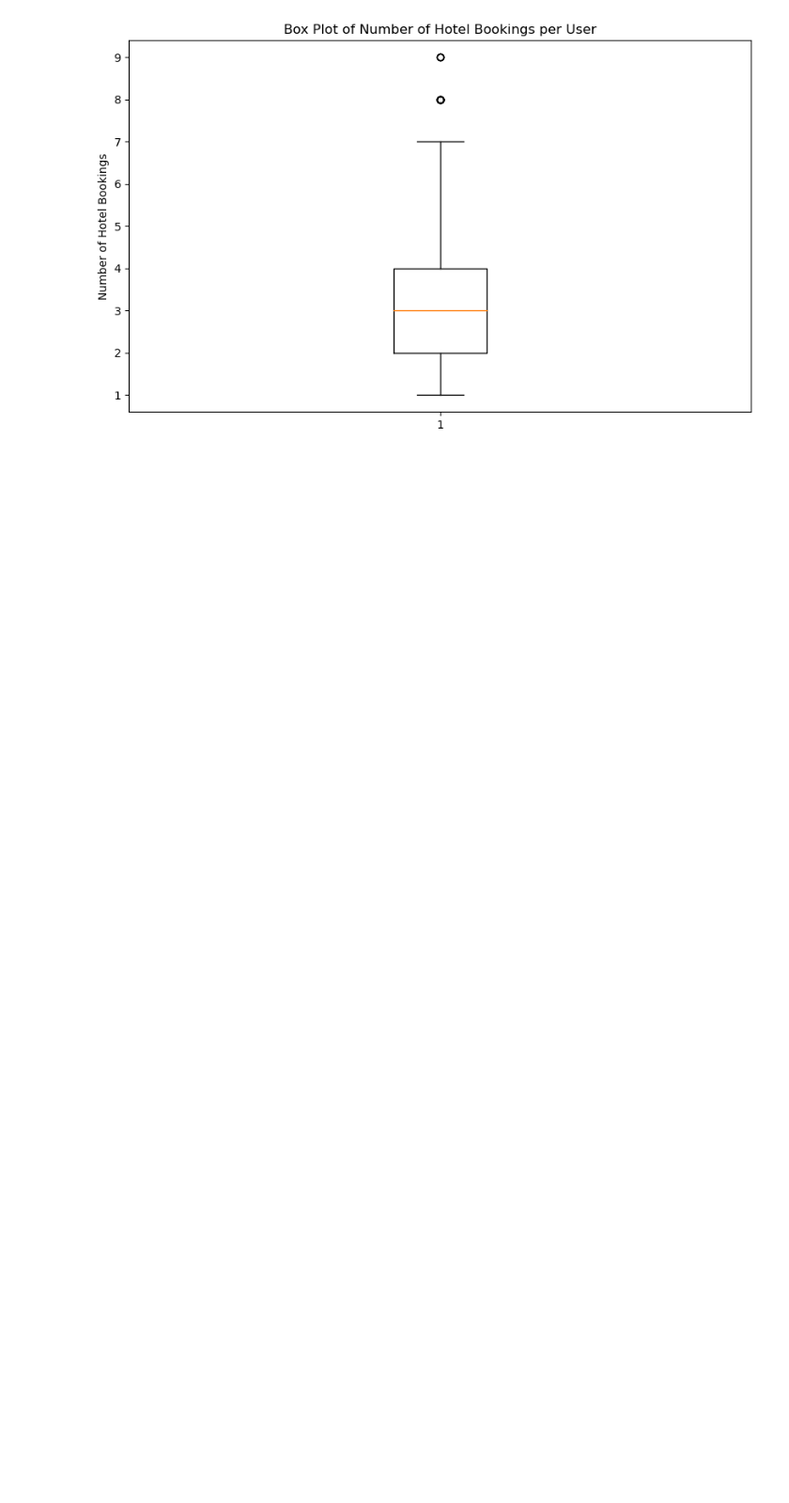
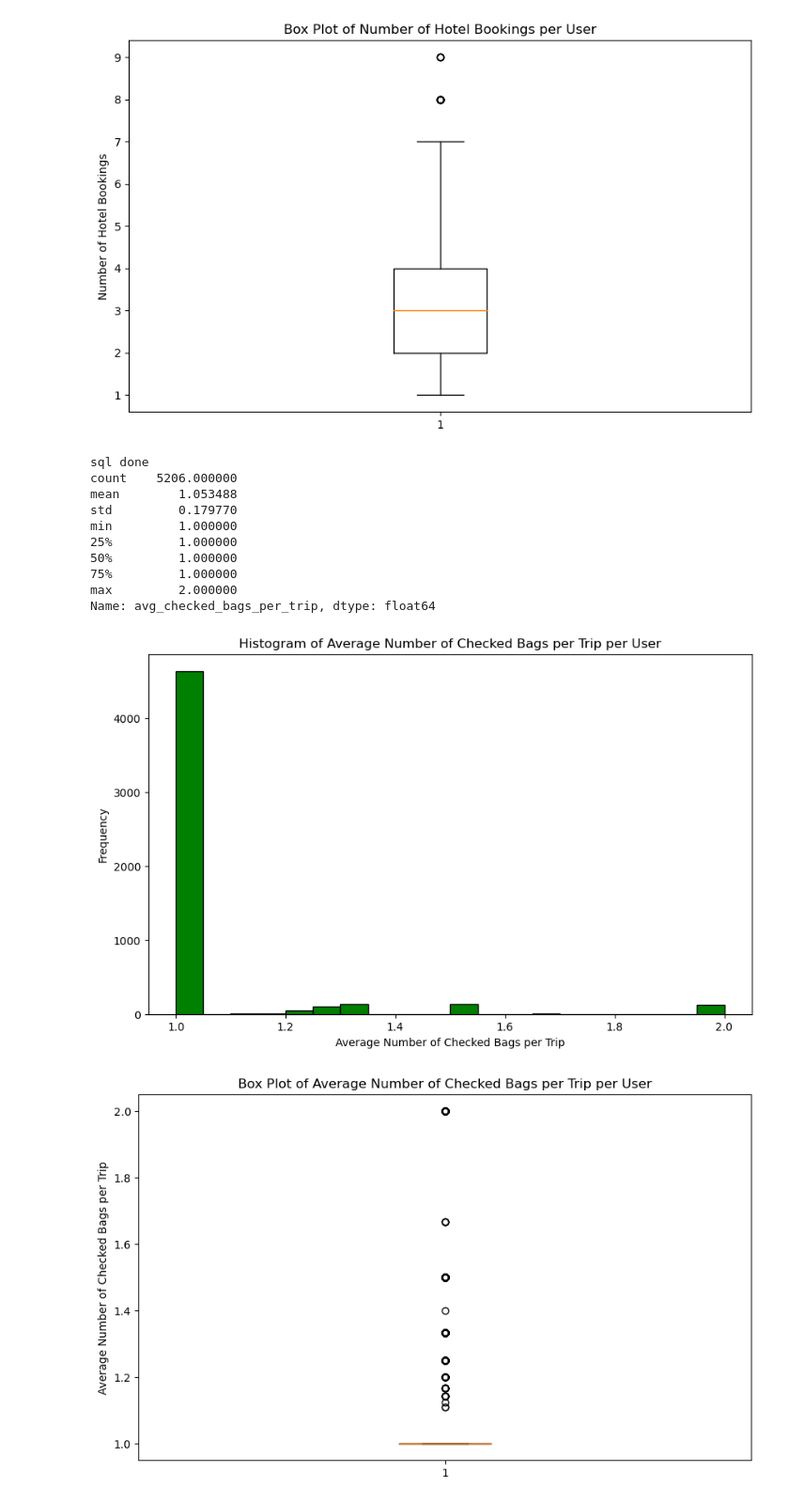
Before and after one commit to bhazeltn/TravelTide, a Jupyter notebook: TravelTide_Exploration_Viz.ipynb, the cells around one changed output. Shown: that part at 94% size. Drawn from its saved outputs; the diff is of its cells as text; code cells hidden in the pictures; blank space fills up the shorter version.

```diff
--- a/TravelTide_Exploration_Viz.ipynb
+++ b/TravelTide_Exploration_Viz.ipynb
@@ -290,37 +290,55 @@ Name: num_hotel_bookings, dtype: float64
 [figure]
 [figure]
 # %%
-# SQL query to find users who frequently check bags
+# SQL query to find users who frequently check bags, but now with average checked bags per trip
 query_frequent_bag_checkers = f"""
 {cohort_filter},
 FilteredSessions AS (
     SELECT s.user_id, s.trip_id
     FROM sessions s
     INNER JOIN CohortUsers c ON s.user_id = c.user_id
+),
+BagCounts AS (
+    SELECT s.user_id, f.trip_id, COUNT(*) as num_checked_bags
+    FROM flights f
+    INNER JOIN FilteredSessions s ON f.trip_id = s.trip_id
+    GROUP BY s.user_id, f.trip_id
 )
-SELECT fs.user_id, COUNT(*) as num_checked_bags
-FROM flights f
-INNER JOIN FilteredSessions fs ON f.trip_id = fs.trip_id
-GROUP BY fs.user_id
-ORDER BY num_checked_bags DESC
+SELECT user_id, AVG(num_checked_bags) as avg_checked_bags_per_trip
+FROM BagCounts
+GROUP BY user_id
+ORDER BY avg_checked_bags_per_trip DESC;
 """
 
 df_frequent_bag_checkers = pd.read_sql(query_frequent_bag_checkers, engine)
 print("sql done")
 # Descriptive Statistics
-print(df_frequent_bag_checkers['num_checked_bags'].describe())
+print(df_frequent_bag_checkers['avg_checked_bags_per_trip'].describe())
 
 # Histogram
 plt.figure(figsize=(10, 6))
-plt.hist(df_frequent_bag_checkers['num_checked_bags'], bins=20, color='green', edgecolor='black')
-plt.xlabel('Number of Checked Bags')
+plt.hist(df_frequent_bag_checkers['avg_checked_bags_per_trip'], bins=20, color='green', edgecolor='black')
+plt.xlabel('Average Number of Checked Bags per Trip')
 plt.ylabel('Frequency')
-plt.title('Histogram of Number of Checked Bags per User')
+plt.title('Histogram of Average Number of Checked Bags per Trip per User')
 plt.show()
 
 # Box Plot
 plt.figure(figsize=(10, 6))
-plt.boxplot(df_frequent_bag_checkers['num_checked_bags'])
-plt.ylabel('Number of Checked Bags')
-plt.title('Box Plot of Number of Checked Bags per User')
+plt.boxplot(df_frequent_bag_checkers['avg_checked_bags_per_trip'])
+plt.ylabel('Average Number of Checked Bags per Trip')
+plt.title('Box Plot of Average Number of Checked Bags per Trip per User')
 plt.show()
+# %% [output]
+sql done
+count    5206.000000
+mean        1.053488
+std         0.179770
+min         1.000000
+25%         1.000000
+50%         1.000000
+75%         1.000000
+max         2.000000
+Name: avg_checked_bags_per_trip, dtype: float64
+[figure, added]
+[figure, added]
```
Also changed, not shown: parts of 24 cells of this notebook, 1 other file.
